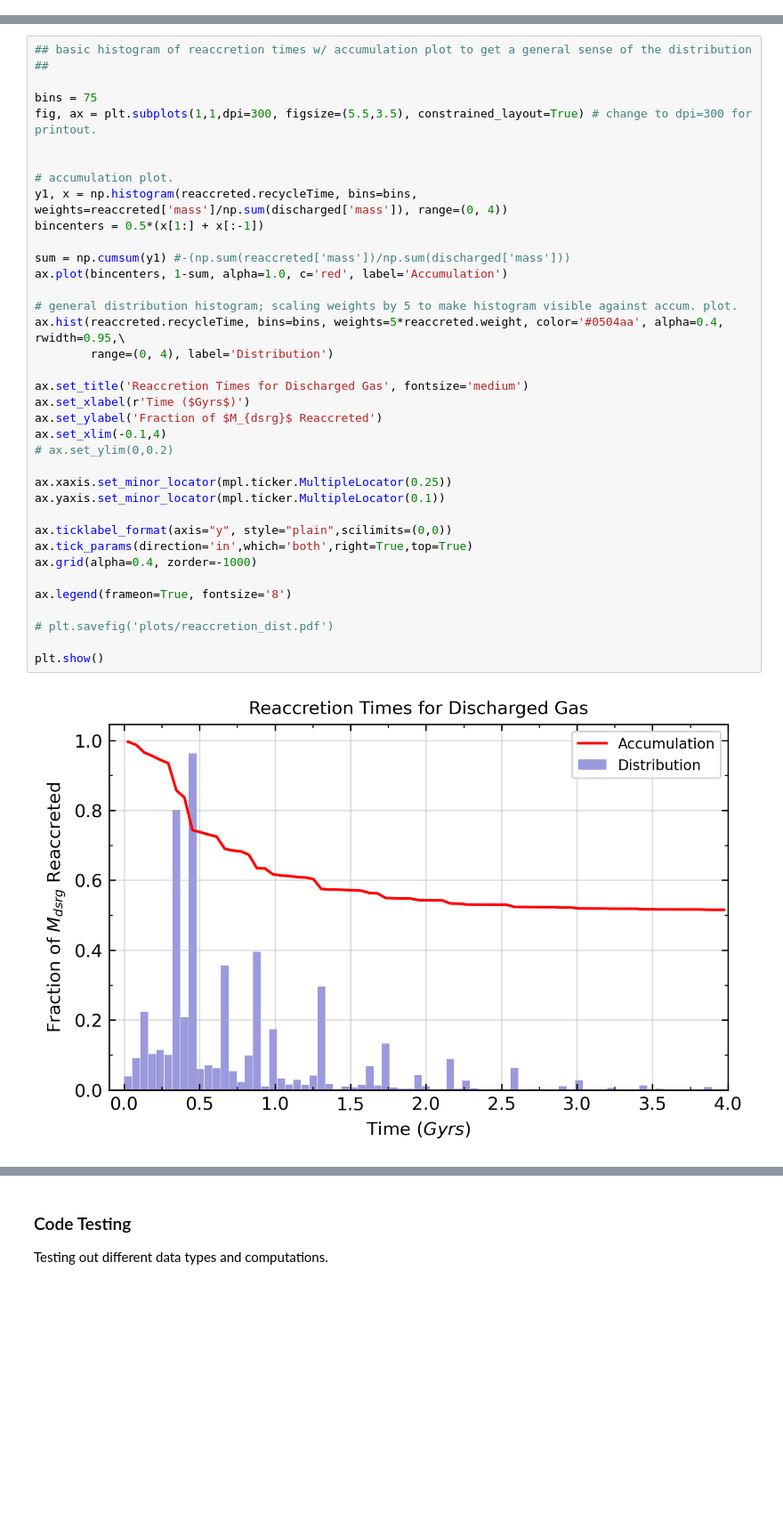
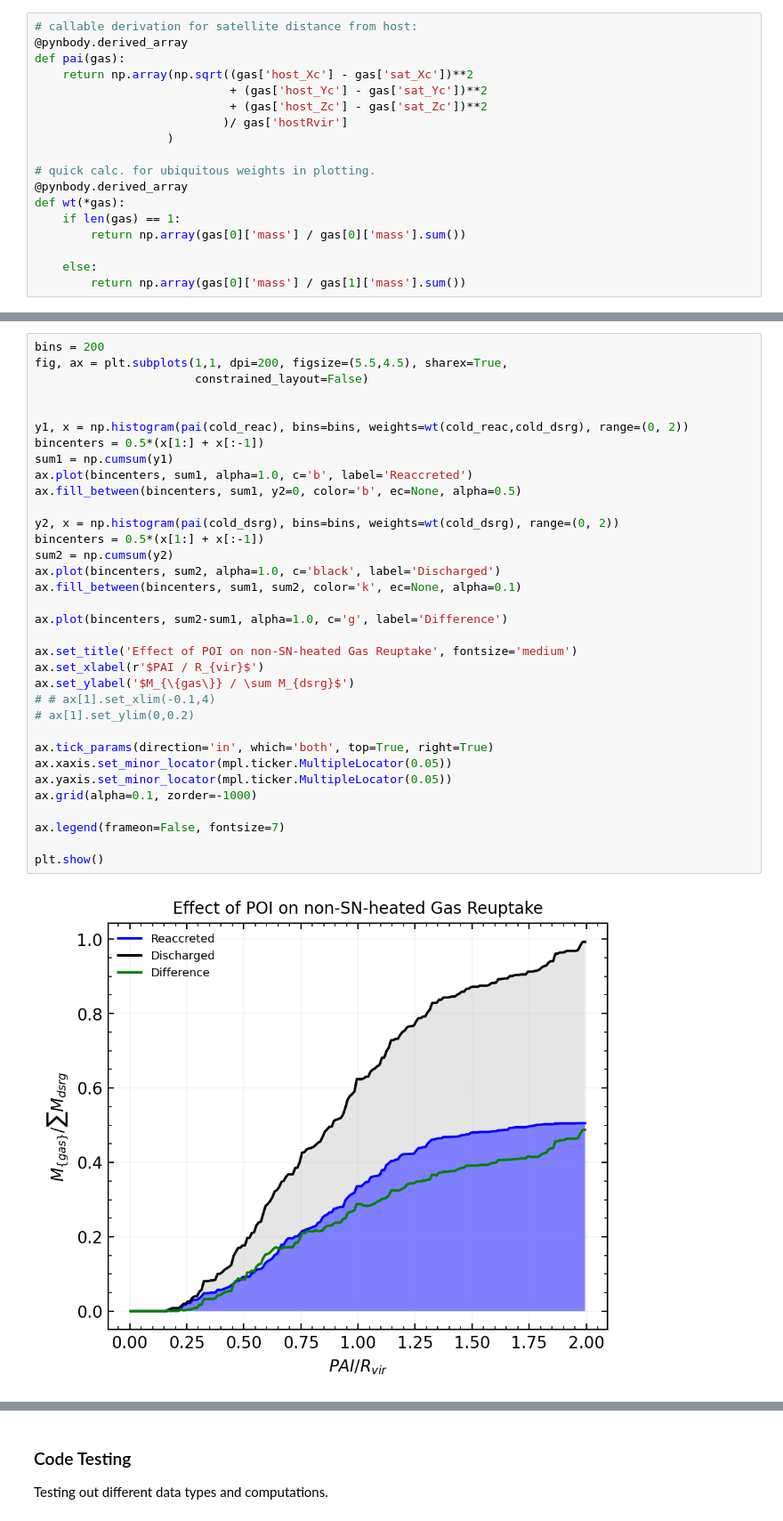
Before and after one commit to leoglonz/Astro_map, a Jupyter notebook: Reaccretion_p1.ipynb, the cells around one changed output, grey strips where cells are left out. Shown at 89% size. Drawn from its saved outputs; the diff is of its cells as text; blank space fills up the shorter version.

```diff
--- a/Reaccretion_p1.ipynb
+++ b/Reaccretion_p1.ipynb
@@ -195,0 +99,18 @@ plt.show()
+# %%
+# callable derivation for satellite distance from host:
+@pynbody.derived_array
+def pai(gas):
+    return np.array(np.sqrt((gas['host_Xc'] - gas['sat_Xc'])**2
+                            + (gas['host_Yc'] - gas['sat_Yc'])**2
+                            + (gas['host_Zc'] - gas['sat_Zc'])**2
+                           )/ gas['hostRvir']
+                   )
+
+# quick calc. for ubiquitous weights in plotting.
+@pynbody.derived_array
+def wt(*gas):
+    if len(gas) == 1:
+        return np.array(gas[0]['mass'] / gas[0]['mass'].sum())
+
+    else:
+        return np.array(gas[0]['mass'] / gas[1]['mass'].sum())
@@ -196,38 +273,36 @@ plt.show()
 # %%
-## basic histogram of reaccretion times w/ accumulation plot to get a general sense of the distribution ##
-
-bins = 75
-fig, ax = plt.subplots(1,1,dpi=300, figsize=(5.5,3.5), constrained_layout=True) # change to dpi=300 for printout.
+bins = 200
+fig, ax = plt.subplots(1,1, dpi=200, figsize=(5.5,4.5), sharex=True,
+                       constrained_layout=False)
 
 
-# accumulation plot.
-y1, x = np.histogram(reaccreted.recycleTime, bins=bins, weights=reaccreted['mass']/np.sum(discharged['mass']), range=(0, 4))
+y1, x = np.histogram(pai(cold_reac), bins=bins, weights=wt(cold_reac,cold_dsrg), range=(0, 2))
 bincenters = 0.5*(x[1:] + x[:-1])
+sum1 = np.cumsum(y1)
+ax.plot(bincenters, sum1, alpha=1.0, c='b', label='Reaccreted')
+ax.fill_between(bincenters, sum1, y2=0, color='b', ec=None, alpha=0.5)
 
-sum = np.cumsum(y1) #-(np.sum(reaccreted['mass'])/np.sum(discharged['mass']))
-ax.plot(bincenters, 1-sum, alpha=1.0, c='red', label='Accumulation')
+y2, x = np.histogram(pai(cold_dsrg), bins=bins, weights=wt(cold_dsrg), range=(0, 2))
+bincenters = 0.5*(x[1:] + x[:-1])
+sum2 = np.cumsum(y2)
+ax.plot(bincenters, sum2, alpha=1.0, c='black', label='Discharged')
+ax.fill_between(bincenters, sum1, sum2, color='k', ec=None, alpha=0.1)
 
-# general distribution histogram; scaling weights by 5 to make histogram visible against accum. plot.
-ax.hist(reaccreted.recycleTime, bins=bins, weights=5*reaccreted.weight, color='#0504aa', alpha=0.4, rwidth=0.95,\
-        range=(0, 4), label='Distribution')
+ax.plot(bincenters, sum2-sum1, alpha=1.0, c='g', label='Difference')
 
-ax.set_title('Reaccretion Times for Discharged Gas', fontsize='medium')
-ax.set_xlabel(r'Time ($Gyrs$)')
-ax.set_ylabel('Fraction of $M_{dsrg}$ Reaccreted')
-ax.set_xlim(-0.1,4)
-# ax.set_ylim(0,0.2)
+ax.set_title('Effect of POI on non-SN-heated Gas Reuptake', fontsize='medium')
+ax.set_xlabel(r'$PAI / R_{vir}$')
+ax.set_ylabel('$M_{\{gas\}} / \sum M_{dsrg}$')
+# # ax[1].set_xlim(-0.1,4)
+# ax[1].set_ylim(0,0.2)
 
-ax.xaxis.set_minor_locator(mpl.ticker.MultipleLocator(0.25))
-ax.yaxis.set_minor_locator(mpl.ticker.MultipleLocator(0.1))
+ax.tick_params(direction='in', which='both', top=True, right=True)
+ax.xaxis.set_minor_locator(mpl.ticker.MultipleLocator(0.05))
+ax.yaxis.set_minor_locator(mpl.ticker.MultipleLocator(0.05))
+ax.grid(alpha=0.1, zorder=-1000)
 
-ax.ticklabel_format(axis="y", style="plain",scilimits=(0,0))
-ax.tick_params(direction='in',which='both',right=True,top=True)
-ax.grid(alpha=0.4, zorder=-1000)
-
-ax.legend(frameon=True, fontsize='8')
-
-# plt.savefig('plots/reaccretion_dist.pdf')
+ax.legend(frameon=False, fontsize=7)
 
 plt.show()
 # %% [output]
-[figure, old version]
+[figure, new version]
```
Also changed, not shown: parts of 28 cells of this notebook, 6 other files.
